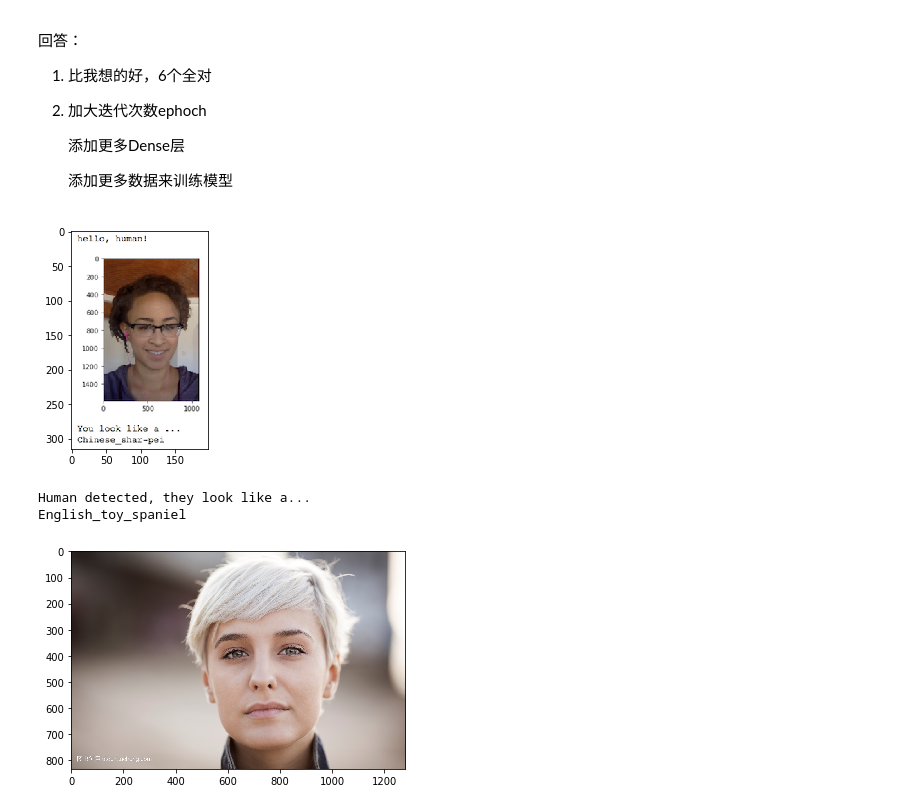
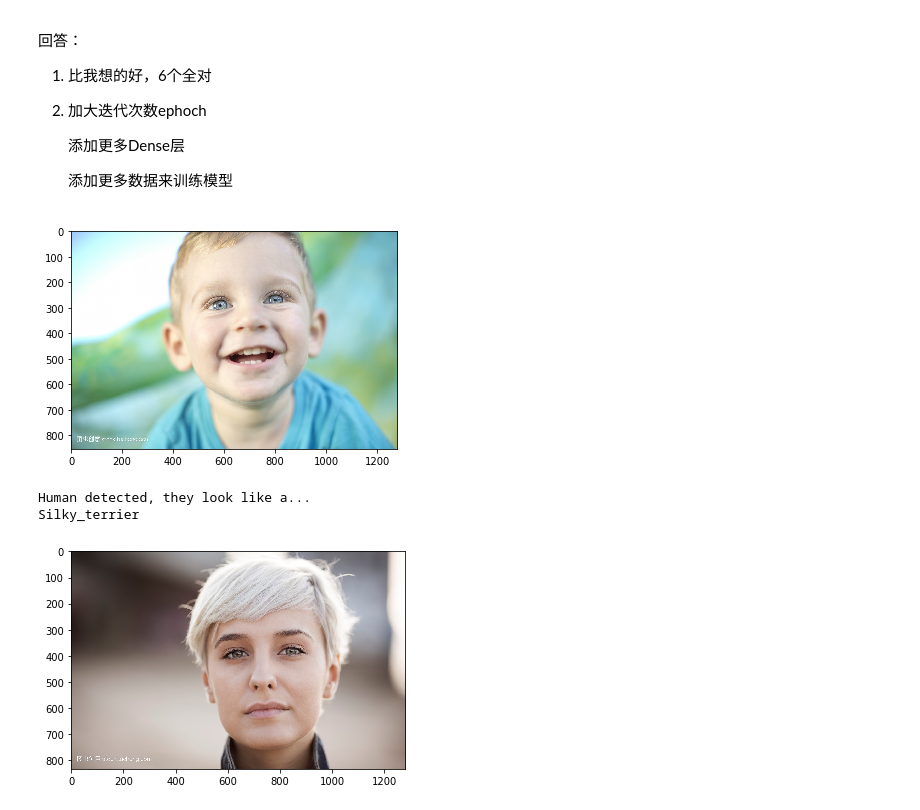
Before and after one commit to xho22/MLND_CN_P4_Dog_Project, a Jupyter notebook: dog_app.ipynb, the cells around one changed output. Saved outputs shown, nothing was run; the diff lists cells and outputs as text; code cells hidden in the pictures.

```diff
--- a/dog_app.ipynb
+++ b/dog_app.ipynb
@@ -867,11 +875,11 @@ def dog_algo(img_path):
 # %%
 ## TODO: 在你的电脑上，在步骤6中，至少在6张图片上运行你的算法。
 ## 自由地使用所需的代码单元数吧
-dog_algo('images/sample_human_output.png')
+dog_algo('images/sample_human3.jpeg')
 # %% [output]
-[figure, old version]
+[figure, new version]
 Human detected, they look like a...
-English_toy_spaniel
+Silky_terrier
 # %%
 dog_algo('images/sample_human2.jpeg')
 # %% [output]
```
Also changed, not shown: parts of 6 cells of this notebook, 6 other files.
